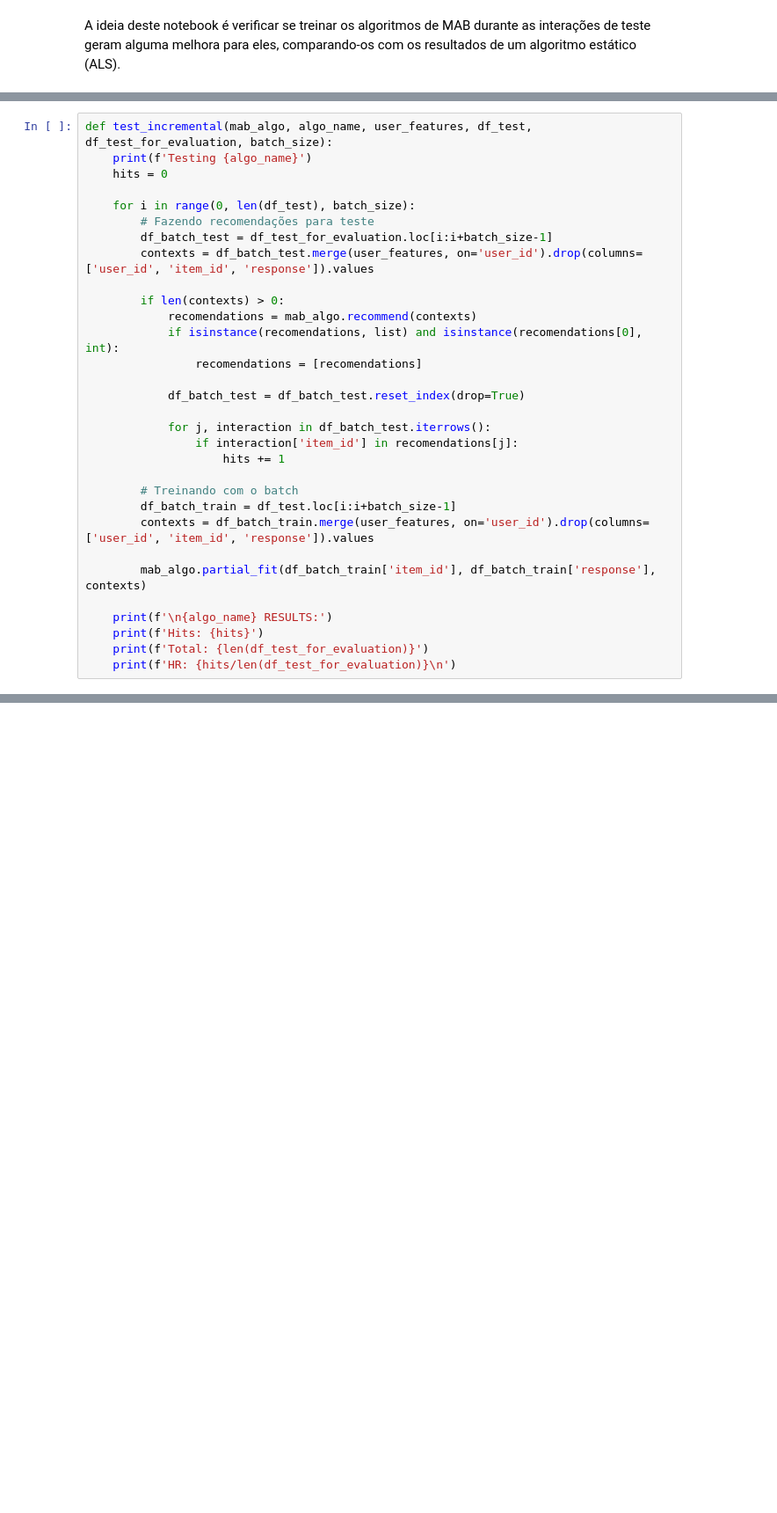
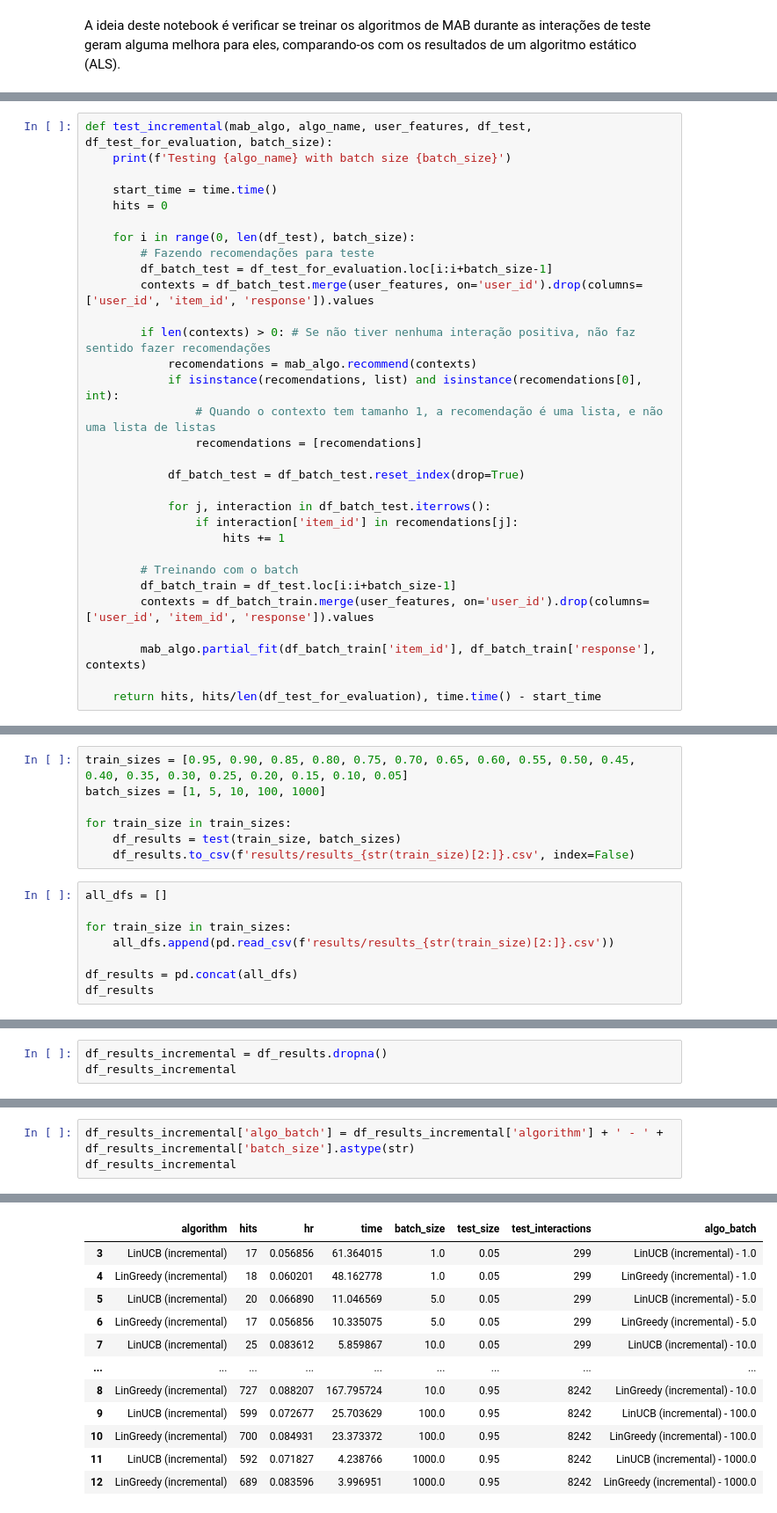
Before and after one commit to GregorioFornetti/Estudos-MAB, a Jupyter notebook: mab2rec/testes_incremental_training.ipynb, the cells around one changed output, grey strips where cells are left out. Shown at 88% size. Saved outputs shown, nothing was run; the diff lists cells and outputs as text; blank space fills up the shorter version.

Commit message:
testes mab incremental mab2rec

```diff
--- a/mab2rec/testes_incremental_training.ipynb
+++ b/mab2rec/testes_incremental_training.ipynb
@@ -80,6 +82,8 @@ def test_non_incremental(mab_algo, algo_name, user_features, df_test):
 # %%
 def test_incremental(mab_algo, algo_name, user_features, df_test, df_test_for_evaluation, batch_size):
-    print(f'Testing {algo_name}')
+    print(f'Testing {algo_name} with batch size {batch_size}')
+
+    start_time = time.time()
     hits = 0
 
     for i in range(0, len(df_test), batch_size):
@@ -87,9 +91,10 @@ def test_incremental(mab_algo, algo_name, user_features, df_test, df_test_for_ev
         df_batch_test = df_test_for_evaluation.loc[i:i+batch_size-1]
         contexts = df_batch_test.merge(user_features, on='user_id').drop(columns=['user_id', 'item_id', 'response']).values
 
-        if len(contexts) > 0:
+        if len(contexts) > 0: # Se não tiver nenhuma interação positiva, não faz sentido fazer recomendações
             recomendations = mab_algo.recommend(contexts)
             if isinstance(recomendations, list) and isinstance(recomendations[0], int):
+                # Quando o contexto tem tamanho 1, a recomendação é uma lista, e não uma lista de listas
                 recomendations = [recomendations]
 
             df_batch_test = df_batch_test.reset_index(drop=True)
@@ -104,8 +109,5 @@ def test_incremental(mab_algo, algo_name, user_features, df_test, df_test_for_ev
 
         mab_algo.partial_fit(df_batch_train['item_id'], df_batch_train['response'], contexts)
 
-    print(f'\n{algo_name} RESULTS:')
-    print(f'Hits: {hits}')
-    print(f'Total: {len(df_test_for_evaluation)}')
-    print(f'HR: {hits/len(df_test_for_evaluation)}\n')
+    return hits, hits/len(df_test_for_evaluation), time.time() - start_time
 # %%
@@ -310,0 +162,15 @@ HR: 0.07995632128124242
+# %%
+train_sizes = [0.95, 0.90, 0.85, 0.80, 0.75, 0.70, 0.65, 0.60, 0.55, 0.50, 0.45, 0.40, 0.35, 0.30, 0.25, 0.20, 0.15, 0.10, 0.05]
+batch_sizes = [1, 5, 10, 100, 1000]
+
+for train_size in train_sizes:
+    df_results = test(train_size, batch_sizes)
+    df_results.to_csv(f'results/results_{str(train_size)[2:]}.csv', index=False)
+# %%
+all_dfs = []
+
+for train_size in train_sizes:
+    all_dfs.append(pd.read_csv(f'results/results_{str(train_size)[2:]}.csv'))
+
+df_results = pd.concat(all_dfs)
+df_results
@@ -310,0 +193,3 @@ HR: 0.07995632128124242
+# %%
+df_results_incremental = df_results.dropna()
+df_results_incremental
@@ -310,0 +210,4 @@ HR: 0.07995632128124242
+# %%
+df_results_incremental['algo_batch'] = df_results_incremental['algorithm'] + ' - ' + df_results_incremental['batch_size'].astype(str)
+df_results_incremental
+# %% [output]
@@ -310,0 +218,12 @@ HR: 0.07995632128124242
+|  | algorithm | hits | hr | time | batch_size | test_size | test_interactions | algo_batch |
+| 3 | LinUCB (incremental) | 17 | 0.056856 | 61.364015 | 1.0 | 0.05 | 299 | LinUCB (incremental) - 1.0 |
+| 4 | LinGreedy (incremental) | 18 | 0.060201 | 48.162778 | 1.0 | 0.05 | 299 | LinGreedy (incremental) - 1.0 |
+| 5 | LinUCB (incremental) | 20 | 0.066890 | 11.046569 | 5.0 | 0.05 | 299 | LinUCB (incremental) - 5.0 |
+| 6 | LinGreedy (incremental) | 17 | 0.056856 | 10.335075 | 5.0 | 0.05 | 299 | LinGreedy (incremental) - 5.0 |
+| 7 | LinUCB (incremental) | 25 | 0.083612 | 5.859867 | 10.0 | 0.05 | 299 | LinUCB (incremental) - 10.0 |
+| ... | ... | ... | ... | ... | ... | ... | ... | ... |
+| 8 | LinGreedy (incremental) | 727 | 0.088207 | 167.795724 | 10.0 | 0.95 | 8242 | LinGreedy (incremental) - 10.0 |
+| 9 | LinUCB (incremental) | 599 | 0.072677 | 25.703629 | 100.0 | 0.95 | 8242 | LinUCB (incremental) - 100.0 |
+| 10 | LinGreedy (incremental) | 700 | 0.084931 | 23.373372 | 100.0 | 0.95 | 8242 | LinGreedy (incremental) - 100.0 |
+| 11 | LinUCB (incremental) | 592 | 0.071827 | 4.238766 | 1000.0 | 0.95 | 8242 | LinUCB (incremental) - 1000.0 |
+| 12 | LinGreedy (incremental) | 689 | 0.083596 | 3.996951 | 1000.0 | 0.95 | 8242 | LinGreedy (incremental) - 1000.0 |
```
Also changed, not shown: parts of 20 cells of this notebook, 23 other files.
